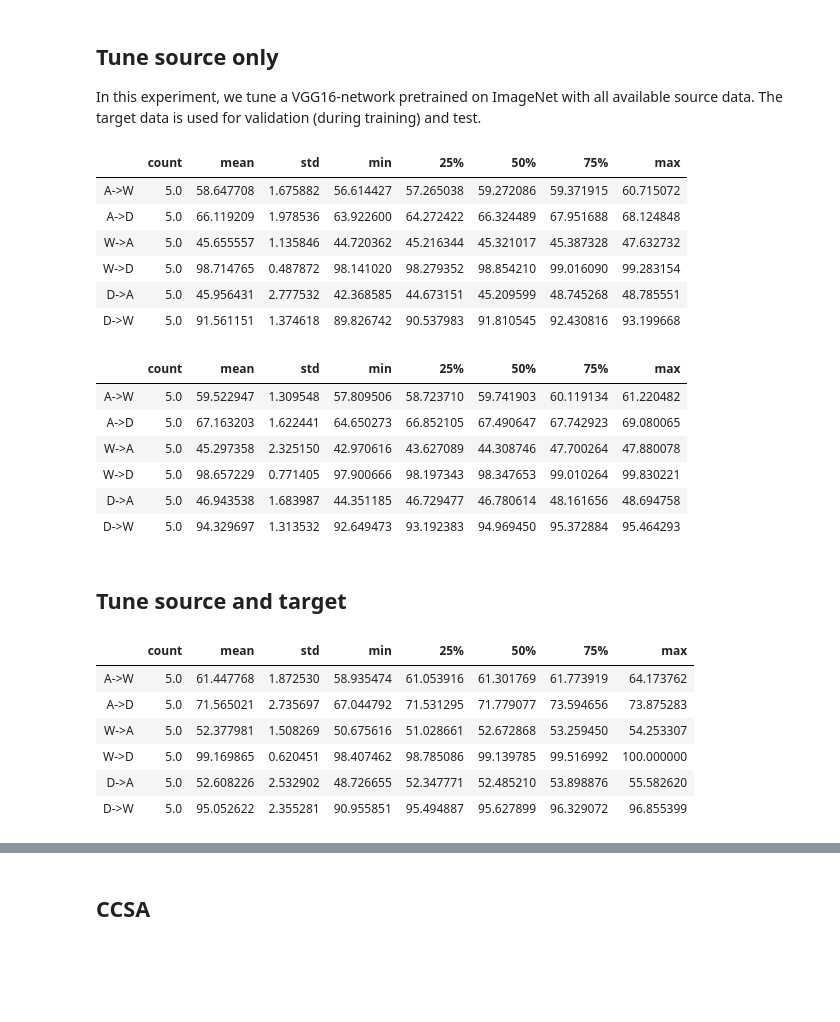
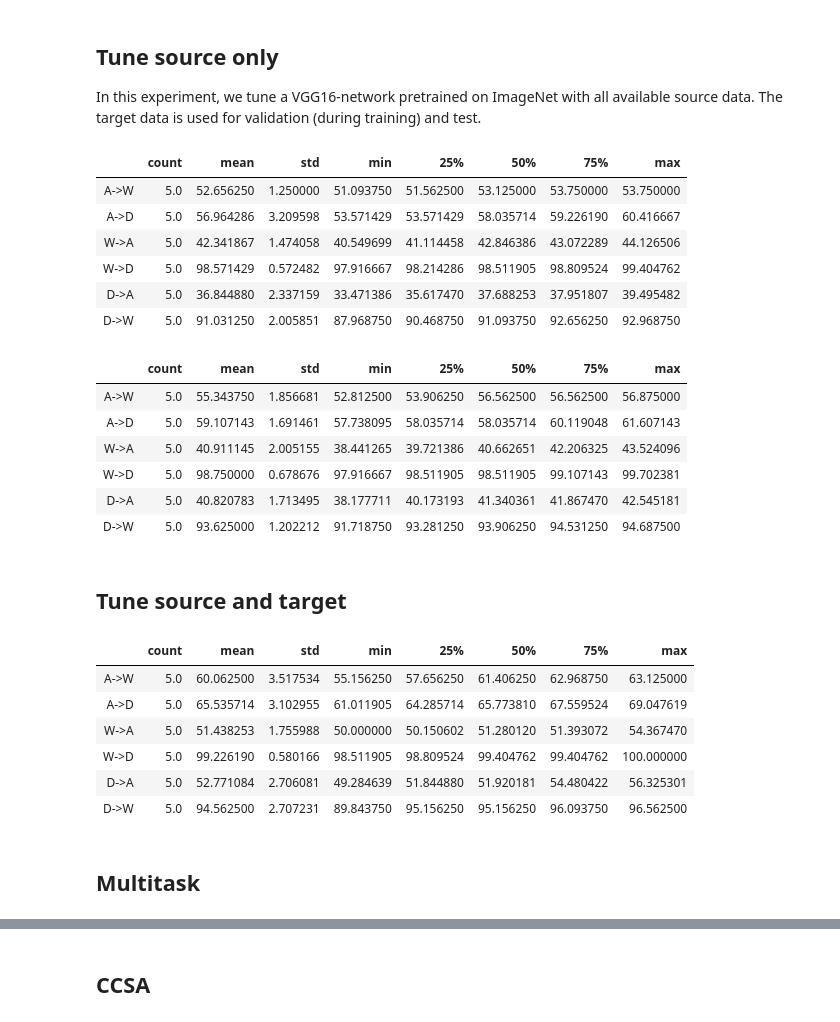
Before and after one commit to LukasHedegaard/dage, a Jupyter notebook: notebooks/test-eval.ipynb, the cells around one changed output, grey strips where cells are left out. Drawn from its saved outputs; the diff is of its cells as text; code cells hidden in the pictures; blank space fills up the shorter version.

Commit message:
update test-eval to use micro recall (=accuracy)

```diff
--- a/notebooks/test-eval.ipynb
+++ b/notebooks/test-eval.ipynb
@@ -59,8 +59,8 @@ def get_score_combinations_new(
     config_key=None,
     config_value=None,
     domains=['A','W','D'],
-    metric:str='precision',
-    avg_types=['macro avg', 'weighted avg'],
+    metric:str='recall',
+    avg_types=['weighted avg'],
 ):
     combos = [c for c in itertools.product(domains, repeat=2) if c[0] != c[1]]
     scores = [
@@ -115,7 +115,7 @@ def get_score_combinations(
     suffix:str,
     domains=['A','W','D'],
     runs_dir:Path=RUNS_DIR,
-    metric:str='precision',
+    metric:str='accuracy',
     avg_types=['macro avg', 'weighted avg'],
     from_date:str='19700101000000',
     to_date:str='30001010000000',
@@ -141,28 +141,27 @@ The target data is used for validation (during training) and test.
 # %%
 # without augmentation
 # tune_source_no_aug_scores = get_score_combinations(
 #     suffix='tune_source',
 #     domains=['A','W','D'],
 #     avg_types=['macro avg'],
 #     from_date='20191014123846',
 #     to_date='20191014162536'
 # )*100
 # tune_source_no_aug_scores.describe().T
 
 tune_source_no_aug_scores = get_score_combinations_new(
     method='tune_source',
     experiment_id='tune_source_no_aug',
-    avg_types=['macro avg'],
 )*100
 tune_source_no_aug_scores.describe().T
 # %% [output]
 |  | count | mean | std | min | 25% | 50% | 75% | max |
-| A->W | 5.0 | 58.647708 | 1.675882 | 56.614427 | 57.265038 | 59.272086 | 59.371915 | 60.715072 |
-| A->D | 5.0 | 66.119209 | 1.978536 | 63.922600 | 64.272422 | 66.324489 | 67.951688 | 68.124848 |
-| W->A | 5.0 | 45.655557 | 1.135846 | 44.720362 | 45.216344 | 45.321017 | 45.387328 | 47.632732 |
-| W->D | 5.0 | 98.714765 | 0.487872 | 98.141020 | 98.279352 | 98.854210 | 99.016090 | 99.283154 |
-| D->A | 5.0 | 45.956431 | 2.777532 | 42.368585 | 44.673151 | 45.209599 | 48.745268 | 48.785551 |
-| D->W | 5.0 | 91.561151 | 1.374618 | 89.826742 | 90.537983 | 91.810545 | 92.430816 | 93.199668 |
+| A->W | 5.0 | 52.656250 | 1.250000 | 51.093750 | 51.562500 | 53.125000 | 53.750000 | 53.750000 |
+| A->D | 5.0 | 56.964286 | 3.209598 | 53.571429 | 53.571429 | 58.035714 | 59.226190 | 60.416667 |
+| W->A | 5.0 | 42.341867 | 1.474058 | 40.549699 | 41.114458 | 42.846386 | 43.072289 | 44.126506 |
+| W->D | 5.0 | 98.571429 | 0.572482 | 97.916667 | 98.214286 | 98.511905 | 98.809524 | 99.404762 |
+| D->A | 5.0 | 36.844880 | 2.337159 | 33.471386 | 35.617470 | 37.688253 | 37.951807 | 39.495482 |
+| D->W | 5.0 | 91.031250 | 2.005851 | 87.968750 | 90.468750 | 91.093750 | 92.656250 | 92.968750 |
 # %%
 # with augmentation
 # tune_source_scores = get_score_combinations(
@@ -177,17 +176,16 @@ tune_source_no_aug_scores.describe().T
 tune_source_scores = get_score_combinations_new(
     method='tune_source',
     experiment_id='tune_source_with_aug',
-    avg_types=['macro avg'],
 )*100
 tune_source_scores.describe().T
 # %% [output]
 |  | count | mean | std | min | 25% | 50% | 75% | max |
-| A->W | 5.0 | 59.522947 | 1.309548 | 57.809506 | 58.723710 | 59.741903 | 60.119134 | 61.220482 |
-| A->D | 5.0 | 67.163203 | 1.622441 | 64.650273 | 66.852105 | 67.490647 | 67.742923 | 69.080065 |
-| W->A | 5.0 | 45.297358 | 2.325150 | 42.970616 | 43.627089 | 44.308746 | 47.700264 | 47.880078 |
-| W->D | 5.0 | 98.657229 | 0.771405 | 97.900666 | 98.197343 | 98.347653 | 99.010264 | 99.830221 |
-| D->A | 5.0 | 46.943538 | 1.683987 | 44.351185 | 46.729477 | 46.780614 | 48.161656 | 48.694758 |
-| D->W | 5.0 | 94.329697 | 1.313532 | 92.649473 | 93.192383 | 94.969450 | 95.372884 | 95.464293 |
+| A->W | 5.0 | 55.343750 | 1.856681 | 52.812500 | 53.906250 | 56.562500 | 56.562500 | 56.875000 |
+| A->D | 5.0 | 59.107143 | 1.691461 | 57.738095 | 58.035714 | 58.035714 | 60.119048 | 61.607143 |
+| W->A | 5.0 | 40.911145 | 2.005155 | 38.441265 | 39.721386 | 40.662651 | 42.206325 | 43.524096 |
+| W->D | 5.0 | 98.750000 | 0.678676 | 97.916667 | 98.511905 | 98.511905 | 99.107143 | 99.702381 |
+| D->A | 5.0 | 40.820783 | 1.713495 | 38.177711 | 40.173193 | 41.340361 | 41.867470 | 42.545181 |
+| D->W | 5.0 | 93.625000 | 1.202212 | 91.718750 | 93.281250 | 93.906250 | 94.531250 | 94.687500 |
 # %% [markdown]
 ## Tune source and target
 # %%
@@ -203,14 +201,15 @@ tune_source_scores.describe().T
 tune_both_scores = get_score_combinations_new(
     method='tune_target',
     experiment_id='tune_target_with_aug',
-    avg_types=['macro avg'],
 )*100
 tune_both_scores.describe().T
 # %% [output]
 |  | count | mean | std | min | 25% | 50% | 75% | max |
-| A->W | 5.0 | 61.447768 | 1.872530 | 58.935474 | 61.053916 | 61.301769 | 61.773919 | 64.173762 |
-| A->D | 5.0 | 71.565021 | 2.735697 | 67.044792 | 71.531295 | 71.779077 | 73.594656 | 73.875283 |
-| W->A | 5.0 | 52.377981 | 1.508269 | 50.675616 | 51.028661 | 52.672868 | 53.259450 | 54.253307 |
-| W->D | 5.0 | 99.169865 | 0.620451 | 98.407462 | 98.785086 | 99.139785 | 99.516992 | 100.000000 |
-| D->A | 5.0 | 52.608226 | 2.532902 | 48.726655 | 52.347771 | 52.485210 | 53.898876 | 55.582620 |
-| D->W | 5.0 | 95.052622 | 2.355281 | 90.955851 | 95.494887 | 95.627899 | 96.329072 | 96.855399 |
+| A->W | 5.0 | 60.062500 | 3.517534 | 55.156250 | 57.656250 | 61.406250 | 62.968750 | 63.125000 |
+| A->D | 5.0 | 65.535714 | 3.102955 | 61.011905 | 64.285714 | 65.773810 | 67.559524 | 69.047619 |
+| W->A | 5.0 | 51.438253 | 1.755988 | 50.000000 | 50.150602 | 51.280120 | 51.393072 | 54.367470 |
+| W->D | 5.0 | 99.226190 | 0.580166 | 98.511905 | 98.809524 | 99.404762 | 99.404762 | 100.000000 |
+| D->A | 5.0 | 52.771084 | 2.706081 | 49.284639 | 51.844880 | 51.920181 | 54.480422 | 56.325301 |
+| D->W | 5.0 | 94.562500 | 2.707231 | 89.843750 | 95.156250 | 95.156250 | 96.093750 | 96.562500 |
+# %% [markdown]
+## Multitask
```
Also changed, not shown: parts of 58 cells of this notebook.
